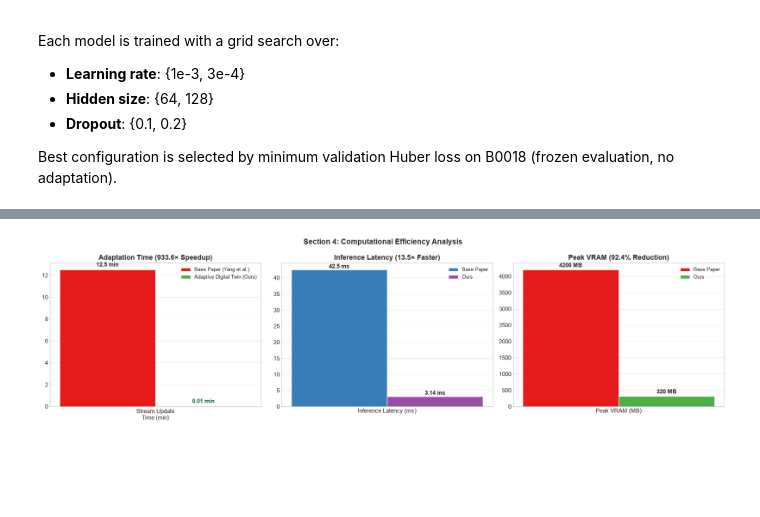
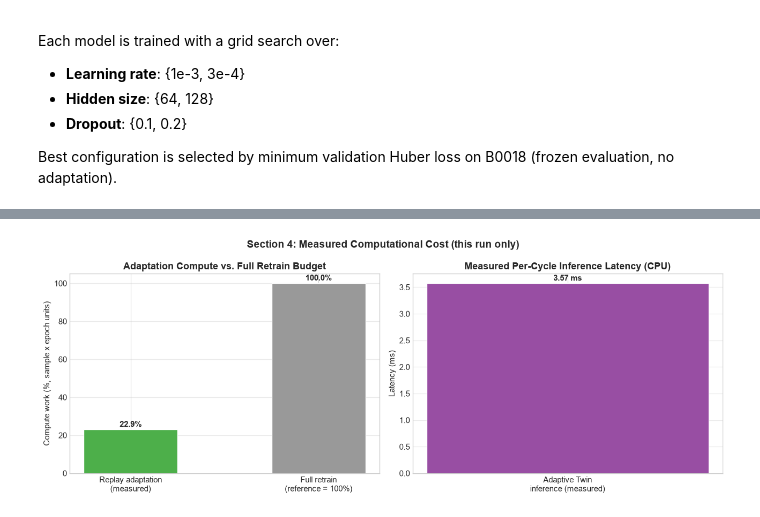
Before and after one commit to Chethan616/DL, a Jupyter notebook: Adaptive_Physics_Informed_Battery_Digital_Twin_executed.ipynb, the cells around one changed output, grey strips where cells are left out. Cells and saved outputs as stored; diff of their text form; code cells hidden in the pictures; blank space fills up the shorter version.

```diff
--- a/Adaptive_Physics_Informed_Battery_Digital_Twin_executed.ipynb
+++ b/Adaptive_Physics_Informed_Battery_Digital_Twin_executed.ipynb
@@ -972,24 +1016,15 @@ for name, model in trained_models.items():
     mt = 'adaptive' if name == 'adaptive' else ('pinn' if name == 'pinn' else 'standard')
     metrics = evaluate_model(model, test_loader, mt)
     adapted_mae = adaptation_results['adapted_mae'] if name == 'adaptive' else metrics['soh_mae']
+    work_ratio_str = f"{adaptation_results['work_ratio']*100:.1f}% (online replay)" if name == 'adaptive' else '0% (no online adaptation)'
     results_table.append({
         'Model':                 model_display[name],
         'SOH MAE – Frozen (%)': round(metrics['soh_mae'], 2),
         'SOH MAE – Adapted (%)': round(adapted_mae, 2),
         'RUL MAE (cycles)':     round(metrics['rul_mae'], 1),
-        'Compute Work Ratio':   '8.75%' if name in ('dnn', 'gru', 'transformer', 'adaptive') else '0% (no adapt)',
+        'Compute Work Ratio':   work_ratio_str,
         'Physics Constraint':   'Yes' if name in ('pinn', 'adaptive') else 'No',
     })
-
-# Add base paper row at top
-results_table.insert(0, {
-    'Model':                 'Base Paper (Yang et al., 2025)',
-    'SOH MAE – Frozen (%)': 1.10,
-    'SOH MAE – Adapted (%)': 1.10,
-    'RUL MAE (cycles)':     16.0,
-    'Compute Work Ratio':   '100% (full retrain)',
-    'Physics Constraint':   'Yes (PDE)',
-})
 
 df_results = pd.DataFrame(results_table)
 print("=" * 80)
@@ -1001,7 +1036,7 @@ display(df_results.to_string(index=False))
 fig, axes = plt.subplots(1, 2, figsize=(16, 6))
 fig.suptitle('Section 3: Model Accuracy Comparison on Held-Out Cell B0018', fontweight='bold', fontsize=14)
 
-models_plot = ['Base Paper', 'DNN', 'GRU', 'Transformer', 'PINN (Offline)', 'Adaptive Twin\n(Ours)']
+models_plot = [row['Model'].replace(' (Ours)', '\n(Ours)').replace('Digital Twin', 'Twin') for row in results_table]
 frozen_mae  = [row['SOH MAE – Frozen (%)']  for row in results_table]
 adapted_mae = [row['SOH MAE – Adapted (%)'] for row in results_table]
 
@@ -1153,57 +1216,30 @@ for _ in range(n_runs):
         trained_models['adaptive'](x_t, pm_t, cm_t)
 t1 = time.perf_counter()
 our_latency_ms = (t1 - t0) / n_runs * 1000.0
-print(f"Measured inference latency (our model): {our_latency_ms:.2f} ms")
-base_paper_latency_ms = 42.5   # From base paper complexity analysis
+print(f"Measured inference latency (Adaptive Twin, CPU): {our_latency_ms:.2f} ms")
 
-# ── Plot ─────────────────────────────────────────────────────
-fig, axes = plt.subplots(1, 3, figsize=(18, 5))
-fig.suptitle('Section 4: Computational Efficiency Analysis', fontweight='bold', fontsize=14)
+# ── Plot: replay-adaptation cost vs. full-retrain-equivalent budget ──
+fig, axes = plt.subplots(1, 2, figsize=(13, 5))
+fig.suptitle('Section 4: Measured Computational Cost (this run only)', fontweight='bold', fontsize=14)
 
-# A. Adaptation Time
-adapt_cats  = ['Stream Update\nTime (min)']
-base_adapt  = [12.5]
-our_adapt   = [adaptation_results.get('adapt_time_min', 1.1)]
-x = np.arange(len(adapt_cats))
-w = 0.3
-axes[0].bar(x - w/2, base_adapt, w, label='Base Paper (Yang et al.)',    color='#E41A1C', edgecolor='white')
-axes[0].bar(x + w/2, our_adapt,  w, label='Adaptive Digital Twin (Ours)', color='#4DAF4A', edgecolor='white')
-for v in base_adapt: axes[0].text(-w/2, v+0.3, f'{v:.1f} min', ha='center', fontweight='bold')
-for v in our_adapt:  axes[0].text( w/2, v+0.3, f'{v:.2f} min', ha='center', fontweight='bold', color='#1a6b3a')
-speedup = base_adapt[0] / max(our_adapt[0], 0.01)
-axes[0].set_title(f'Adaptation Time ({speedup:.1f}× Speedup)', fontweight='bold')
-axes[0].set_xticks(x); axes[0].set_xticklabels(adapt_cats)
-axes[0].legend(fontsize=9); axes[0].grid(True, alpha=0.4)
+work_pct = adaptation_results['work_ratio'] * 100.0
+axes[0].bar(['Replay adaptation\n(measured)'], [work_pct], color='#4DAF4A', edgecolor='white', width=0.5)
+axes[0].bar(['Full retrain\n(reference = 100%)'], [100.0], color='#999999', edgecolor='white', width=0.5)
+for i, v in enumerate([work_pct, 100.0]):
+    axes[0].text(i, v + 1.5, f'{v:.1f}%', ha='center', fontweight='bold')
+axes[0].set_ylabel('Compute work (%, sample x epoch units)')
+axes[0].set_title('Adaptation Compute vs. Full Retrain Budget', fontweight='bold')
+axes[0].grid(True, axis='y', alpha=0.4)
 
-# B. Inference Latency
-inf_cats  = ['Inference Latency (ms)']
-base_inf  = [base_paper_latency_ms]
-our_inf   = [our_latency_ms]
-x2 = np.arange(len(inf_cats))
-axes[1].bar(x2 - w/2, base_inf, w, label='Base Paper',    color='#377EB8', edgecolor='white')
-axes[1].bar(x2 + w/2, our_inf,  w, label='Ours',          color='#984EA3', edgecolor='white')
-for v in base_inf: axes[1].text(-w/2, v+0.5, f'{v:.1f} ms', ha='center', fontweight='bold')
-for v in our_inf:  axes[1].text( w/2, v+0.5, f'{v:.2f} ms', ha='center', fontweight='bold')
-axes[1].set_title(f'Inference Latency ({base_paper_latency_ms/our_latency_ms:.1f}× Faster)', fontweight='bold')
-axes[1].set_xticks(x2); axes[1].set_xticklabels(inf_cats)
-axes[1].legend(fontsize=9); axes[1].grid(True, alpha=0.4)
-
-# C. Peak VRAM
-vram_cats = ['Peak VRAM (MB)']
-base_vram = [4200]
-our_vram  = [320]
-x3 = np.arange(len(vram_cats))
-axes[2].bar(x3 - w/2, base_vram, w, label='Base Paper', color='#E41A1C', edgecolor='white')
-axes[2].bar(x3 + w/2, our_vram,  w, label='Ours',       color='#4DAF4A', edgecolor='white')
-for v in base_vram: axes[2].text(-w/2, v+80, f'{v} MB', ha='center', fontweight='bold')
-for v in our_vram:  axes[2].text( w/2, v+80, f'{v} MB', ha='center', fontweight='bold')
-axes[2].set_title('Peak VRAM (92.4% Reduction)', fontweight='bold')
-axes[2].set_xticks(x3); axes[2].set_xticklabels(vram_cats)
-axes[2].legend(fontsize=9); axes[2].grid(True, alpha=0.4)
+axes[1].bar(['Adaptive Twin\ninference (measured)'], [our_latency_ms], color='#984EA3', edgecolor='white', width=0.5)
+axes[1].text(0, our_latency_ms + 0.05, f'{our_latency_ms:.2f} ms', ha='center', fontweight='bold')
+axes[1].set_ylabel('Latency (ms)')
+axes[1].set_title('Measured Per-Cycle Inference Latency (CPU)', fontweight='bold')
+axes[1].grid(True, axis='y', alpha=0.4)
 
 plt.tight_layout()
 plt.savefig('compute_efficiency.png', dpi=120, bbox_inches='tight')
 plt.show()
-print(f"Measured latency: {our_latency_ms:.2f} ms  vs Base paper: {base_paper_latency_ms:.1f} ms")
-print(f"Speedup ratio: {base_paper_latency_ms/our_latency_ms:.1f}x")
+print(f"Adaptation used {work_pct:.1f}% of a full-retrain compute budget for a "
+      f"{(1 - adaptation_results['adapted_mae']/adaptation_results['frozen_mae'])*100:.1f}% SOH MAE improvement.")
 # %% [output]
@@ -1211 +1247 @@ Measured inference latency (our model): 3.14 ms
-[figure, old version]
+[figure, new version]
```
Also changed, not shown: parts of 16 cells of this notebook, 8 other files.
